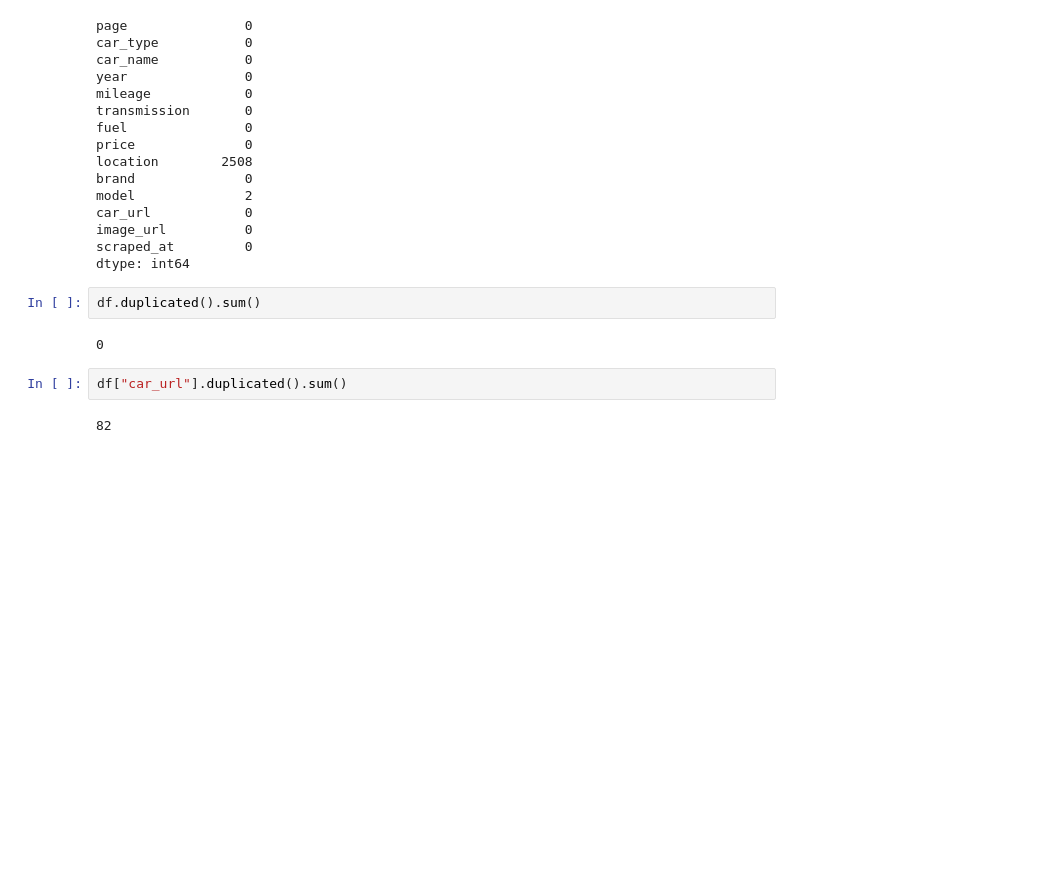
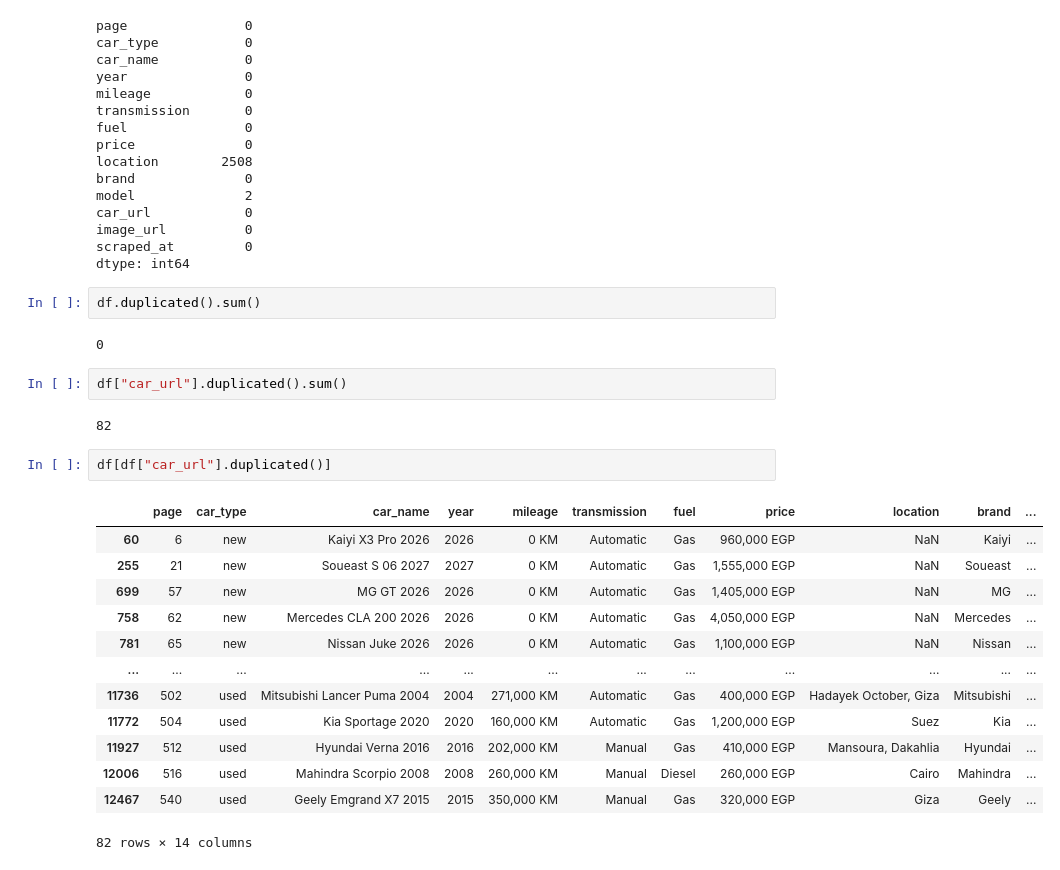
Before and after one commit to ahmedbassiouny7/Egypt-used-cars-data-pipeline, a Jupyter notebook: Data-Cleaning.ipynb, the cells around one changed output. Cells and saved outputs as stored; diff of their text form; blank space fills up the shorter version.

```diff
--- a/Data-Cleaning.ipynb
+++ b/Data-Cleaning.ipynb
@@ -65,3 +65,19 @@ df.duplicated().sum()
 df["car_url"].duplicated().sum()
 # %% [output]
 82
+# %%
+df[df["car_url"].duplicated()]
+# %% [output]
+|  | page | car_type | car_name | year | mileage | transmission | fuel | price | location | brand | ... |
+| 60 | 6 | new | Kaiyi X3 Pro 2026 | 2026 | 0 KM | Automatic | Gas | 960,000 EGP | NaN | Kaiyi | ... |
+| 255 | 21 | new | Soueast S 06 2027 | 2027 | 0 KM | Automatic | Gas | 1,555,000 EGP | NaN | Soueast | ... |
+| 699 | 57 | new | MG GT 2026 | 2026 | 0 KM | Automatic | Gas | 1,405,000 EGP | NaN | MG | ... |
+| 758 | 62 | new | Mercedes CLA 200 2026 | 2026 | 0 KM | Automatic | Gas | 4,050,000 EGP | NaN | Mercedes | ... |
+| 781 | 65 | new | Nissan Juke 2026 | 2026 | 0 KM | Automatic | Gas | 1,100,000 EGP | NaN | Nissan | ... |
+| ... | ... | ... | ... | ... | ... | ... | ... | ... | ... | ... | ... |
+| 11736 | 502 | used | Mitsubishi Lancer Puma 2004 | 2004 | 271,000 KM | Automatic | Gas | 400,000 EGP | Hadayek October, Giza | Mitsubishi | ... |
+| 11772 | 504 | used | Kia Sportage 2020 | 2020 | 160,000 KM | Automatic | Gas | 1,200,000 EGP | Suez | Kia | ... |
+| 11927 | 512 | used | Hyundai Verna 2016 | 2016 | 202,000 KM | Manual | Gas | 410,000 EGP | Mansoura, Dakahlia | Hyundai | ... |
+| 12006 | 516 | used | Mahindra Scorpio 2008 | 2008 | 260,000 KM | Manual | Diesel | 260,000 EGP | Cairo | Mahindra | ... |
+| 12467 | 540 | used | Geely Emgrand X7 2015 | 2015 | 350,000 KM | Manual | Gas | 320,000 EGP | Giza | Geely | ... |
+82 rows × 14 columns
```
Also changed, not shown: parts of 1 cell of this notebook.
